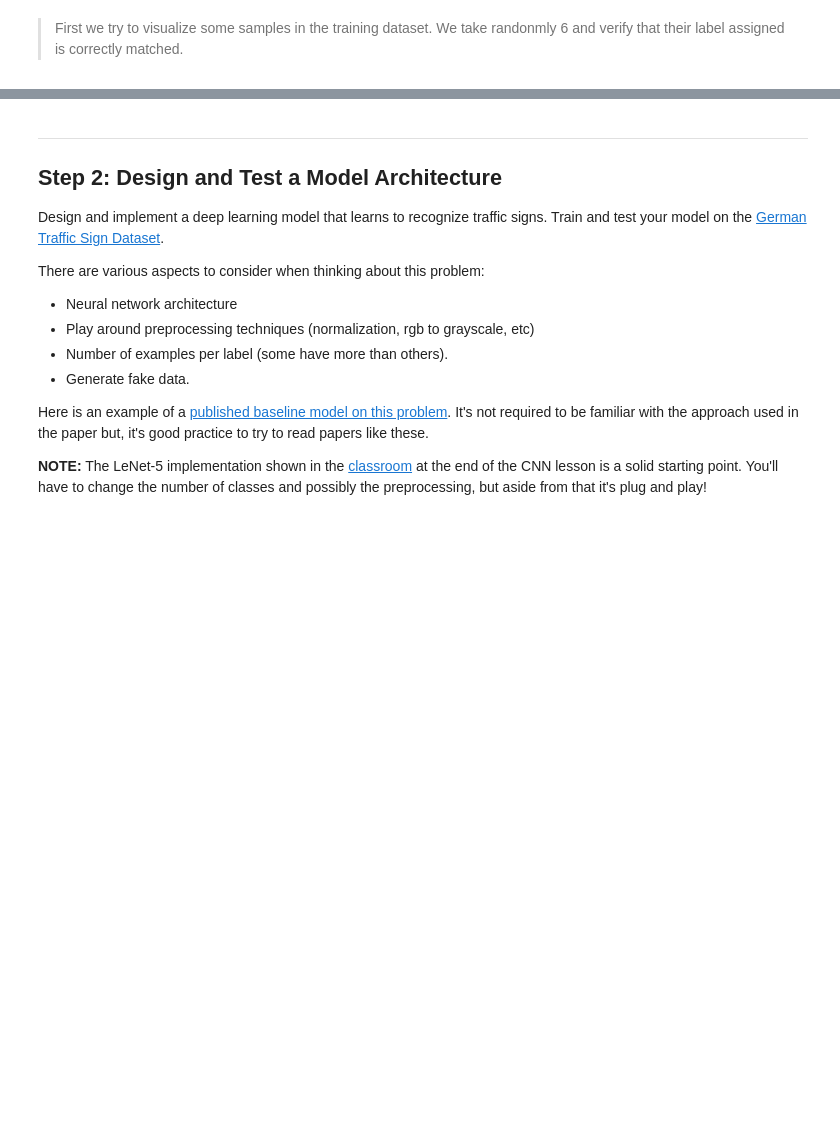
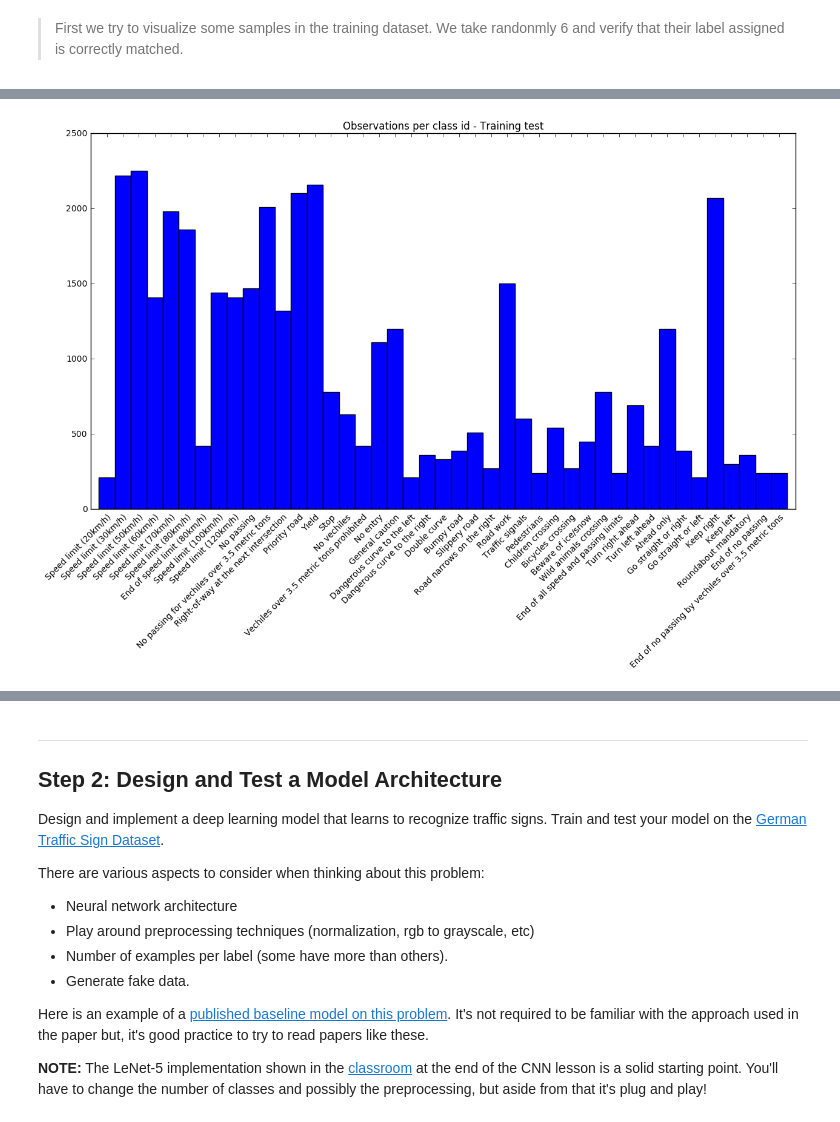
Before and after one commit to vguerra/traffic-signs, a Jupyter notebook: Traffic_Sign_Classifier.ipynb, the cells around one changed output, grey strips where cells are left out. Cells and saved outputs as stored; diff of their text form; code cells hidden in the pictures; blank space fills up the shorter version.

```diff
--- a/Traffic_Sign_Classifier.ipynb
+++ b/Traffic_Sign_Classifier.ipynb
@@ -138,0 +143,9 @@ plt.show()
+# %%
+plt.figure(figsize=(15, 8))
+plt.xlim([-1, n_classes])
+p1 = plt.bar(range(n_classes), train_bins, 1.0, align='center', label='training')
+plt.title("Observations per class id - Training test")
+plt.xticks(range(n_classes), signlabels, rotation='45', rotation_mode='anchor', ha='right')
+plt.show()
+# %% [output]
+[figure, added]
```
Also changed, not shown: parts of 21 cells of this notebook, 1 other file.
